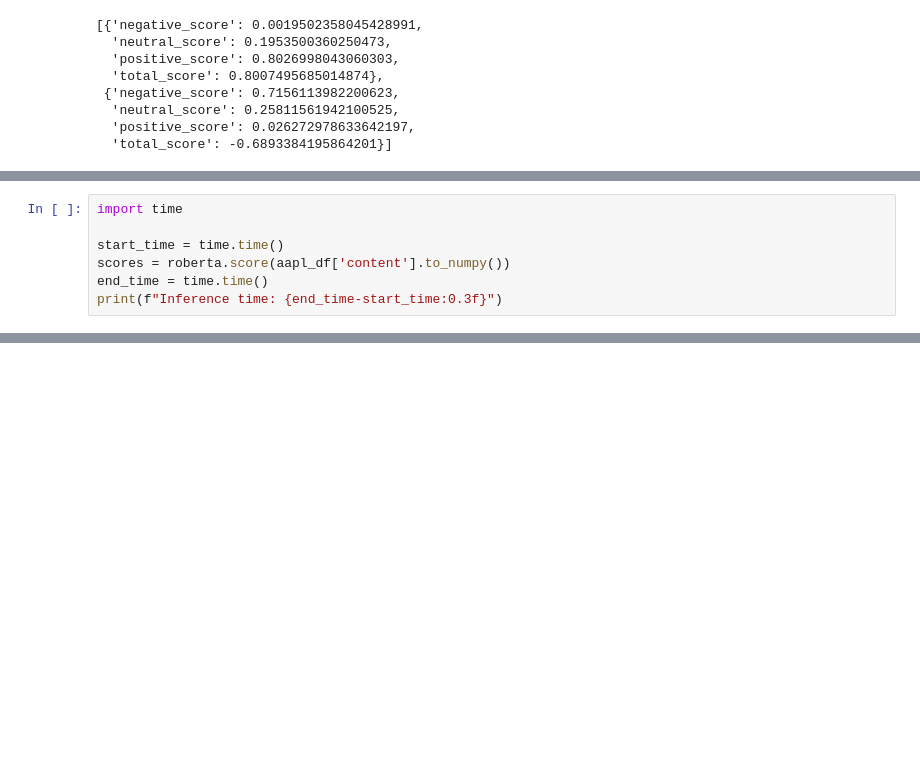
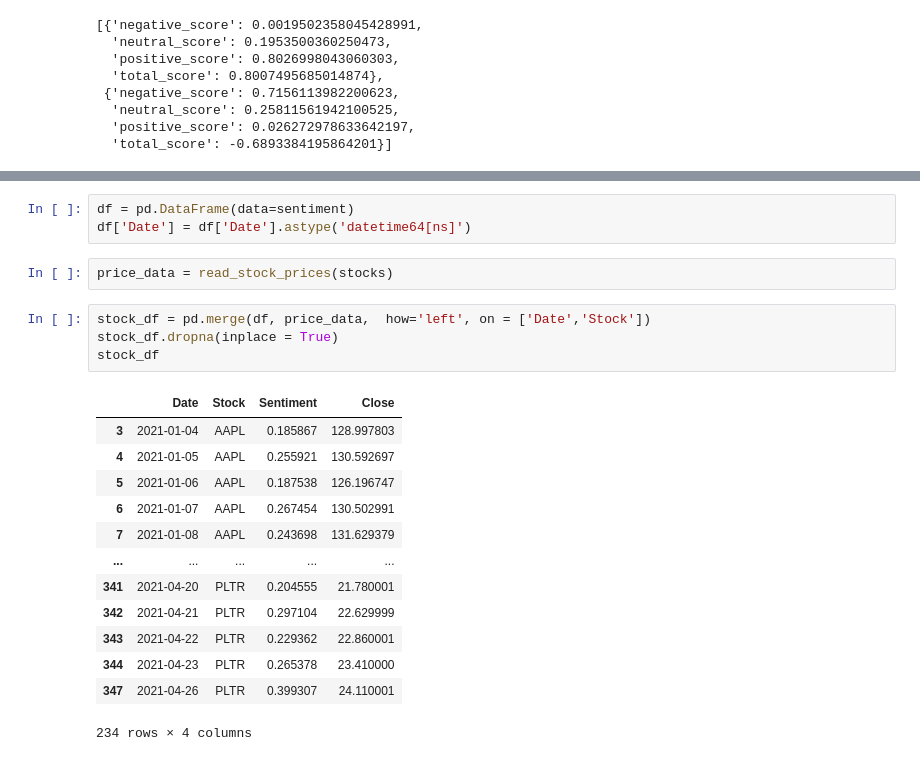
Before and after one commit to rometaidla/flash-boys, a Jupyter notebook: roberta-sentiment.ipynb, the cells around one changed output, grey strips where cells are left out. Saved outputs shown, nothing was run; the diff lists cells and outputs as text; blank space fills up the shorter version.

```diff
--- a/roberta-sentiment.ipynb
+++ b/roberta-sentiment.ipynb
@@ -25,7 +34,0 @@ aapl_df = pd.read_csv('tweets3/AAPL_2021-02-25.csv')
-# %%
-import time
-
-start_time = time.time()
-scores = roberta.score(aapl_df['content'].to_numpy())
-end_time = time.time()
-print(f"Inference time: {end_time-start_time:0.3f}")
@@ -50,0 +52,23 @@ aapl_df
+# %%
+df = pd.DataFrame(data=sentiment)
+df['Date'] = df['Date'].astype('datetime64[ns]')
+# %%
+price_data = read_stock_prices(stocks)
+# %%
+stock_df = pd.merge(df, price_data,  how='left', on = ['Date','Stock'])
+stock_df.dropna(inplace = True)
+stock_df
+# %% [output]
+|  | Date | Stock | Sentiment | Close |
+| 3 | 2021-01-04 | AAPL | 0.185867 | 128.997803 |
+| 4 | 2021-01-05 | AAPL | 0.255921 | 130.592697 |
+| 5 | 2021-01-06 | AAPL | 0.187538 | 126.196747 |
+| 6 | 2021-01-07 | AAPL | 0.267454 | 130.502991 |
+| 7 | 2021-01-08 | AAPL | 0.243698 | 131.629379 |
+| ... | ... | ... | ... | ... |
+| 341 | 2021-04-20 | PLTR | 0.204555 | 21.780001 |
+| 342 | 2021-04-21 | PLTR | 0.297104 | 22.629999 |
+| 343 | 2021-04-22 | PLTR | 0.229362 | 22.860001 |
+| 344 | 2021-04-23 | PLTR | 0.265378 | 23.410000 |
+| 347 | 2021-04-26 | PLTR | 0.399307 | 24.110001 |
+234 rows × 4 columns
```
Also changed, not shown: parts of 8 cells of this notebook, 4 other files.
